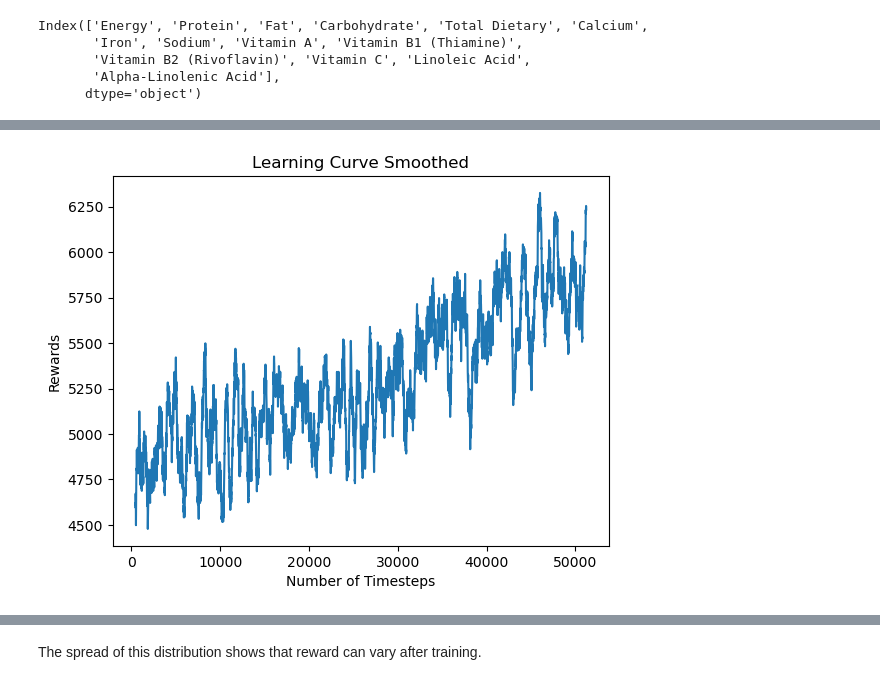
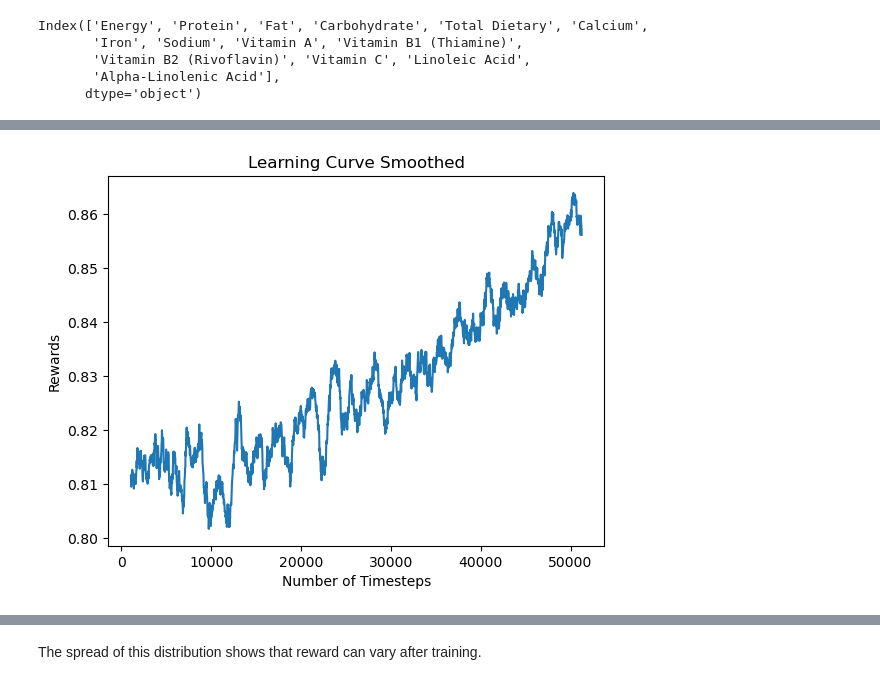
Before and after one commit to lurosenb/five_jelly_donuts, a Jupyter notebook: heuristic_ppo_agent.ipynb, the cells around one changed output, grey strips where cells are left out. Drawn from its saved outputs; the diff is of its cells as text; code cells hidden in the pictures.

```diff
--- a/heuristic_ppo_agent.ipynb
+++ b/heuristic_ppo_agent.ipynb
@@ -396,61 +396,29 @@ class MealPlanningEnv(gym.Env):
         })
 
     def _get_lowerbound_goal_nutrition(self):
-        # this is the dietkit guideline for a sequence of 19 meals:
-        # energy in [1260, 1540]
-        # protein >= 20
-        # fat in [15, 30]
-        # carbs in [55, 65]
-        # total dietary in [11, 20]
-        # calcium in [500, 2500]
-        # iron in [5, 40]
-        # sodium < 1600
-        # vitamin a in [230, 750]
-        # vitamin b1 thiamine > 0.4
-        # vitamine b2 riboflavine > 0.5
-        # vitamin c in [35, 510]
-        # linoleic acid in [4.6, 9.1]
-        # alpha-linolenic acid in [0.6, 1.17]
+        # # get minimum and maximum nutrition range from the sample of 500 "really good" dietkit diets
+        # # we'll set minimum to be 90% of observed minimum and maximum to be 110% of observed maximum
+        # # dividing by plan_length to get values for one meal
+        # sample_ingredients = load_ingredient(sample_language = 'eng')
+        # sample_menus = load_menu(ingredients = sample_ingredients, sample_language = 'eng')
+        # sample_diets = load_diet(menus = sample_menus, num_loads = 500, sample_language = 'eng', sample_name = 'ML')
+        # nutrition_range_df = pd.DataFrame([sample_diets.nutrition[i] for i in range(500)]).describe() / sample_diets.plan_length
+        # display(nutrition_range_df)
+        # nutrition_lower_bound = nutrition_range_df.loc['min', :] * 0.9
+        # print(f'>> Lower bound:\n>> {nutrition_lower_bound.values.round(3).tolist()}')
+        # nutrition_upper_bound = nutrition_range_df.loc['max', :] * 1.1
+        # print(f'>> Upper bound:\n>> {nutrition_upper_bound.values.round(3).tolist()}')
+        # # >> Lower bound:
+        # # >> [44.007, 1.828, 0.527, 6.922, 0.262, 9.591, 0.295, 48.556, 6.635, 0.028, 0.034, 0.63, 160.102, 17.41]
+        # # >> Upper bound:
+        # # >> [100.36, 4.721, 3.396, 15.128, 1.481, 64.853, 0.952, 166.827, 67.558, 0.168, 0.161, 10.887, 765.701, 215.002]
 
-        # set goal at min of each range
-        goal_nutrition_lowerbound = np.array([
-            1260,
-            20,
-            15,
-            55,
-            11,
-            500,
-            5,
-            1600 / 5,
-            230,
-            0.4,
-            0.5,
-            35,
-            4.6,
-            0.6
-        ])
-
-        return goal_nutrition_lowerbound * self.num_meals / 19
+        single_meal_lowerbound = np.array([44.007, 1.828, 0.527, 6.922, 0.262, 9.591, 0.295, 48.556, 6.635, 0.028, 0.034, 0.63, 160.102, 17.41])
+        return single_meal_lowerbound * self.num_meals
 
     def _get_upperbound_goal_nutrition(self):
-        goal_nutrition_upperbound = np.array([
-            1540,
-            20 * 5,
-            30,
-            65,
-            20,
-            2500,
-            40,
-            1600,
-            750,
-            0.4 * 10,
-            0.5 * 10,
-            510,
-            9.1,
-            1.17
-        ])
-
-        return goal_nutrition_upperbound * self.num_meals / 19
+        single_meal_upperbound = np.array([100.36, 4.721, 3.396, 15.128, 1.481, 64.853, 0.952, 166.827, 67.558, 0.168, 0.161, 10.887, 765.701, 215.002])
+        return single_meal_upperbound * self.num_meals
 
 
     def _calculate_current_nutrition(self):
@@ -481,8 +449,7 @@ class MealPlanningEnv(gym.Env):
 
         self.current_step += 1
 
-        reward_array = self._calculate_reward()
-        reward = reward_array.sum()
+        reward = self._calculate_reward()
 
         return self._next_observation(), reward, done, info
 
@@ -494,7 +461,7 @@ class MealPlanningEnv(gym.Env):
             print(f'Meal History: {self.possible_meals[self.meal_history.astype(int)]}')
             print(f'Category History: {self.unique_meal_categories[self.category_history.astype(int)]}')
             print(f'Current Nutrition % of Goal: {(np.divide(self._calculate_current_nutrition(), self.lower_goal_nutrition).round(1) * 100).astype(int)}')
-            print(f'Reward: {self._calculate_reward()} --> {self._calculate_reward().sum()}')
+            print(f'Reward: {self._calculate_reward()}')
         else:
             pass
 
@@ -552,13 +519,12 @@ class MealPlanningEnv(gym.Env):
         overall_entropy_fraction = 1 - overall_entropy / max_overall_entropy
 
         # overall reward linear combo of nutrition and composition
-        coef_nutrition_lower = 0
-        coef_nutrition_upper = 0
+        coef_nutrition_lower = 1
+        coef_nutrition_upper = -1
         coef_sequence_entropy = 0
         coef_repetitions = 0
         coef_overall_entropy = 0
         reward_array = np.array([
-            current_nutrition.sum(),
             coef_nutrition_lower * lower_nutrition_score,
             coef_nutrition_upper * upper_nutrition_penalty,
             coef_sequence_entropy * mean_sequence_entropy_fraction,
@@ -566,12 +532,12 @@ class MealPlanningEnv(gym.Env):
             coef_overall_entropy * overall_entropy_fraction
         ]) / self.num_meals
 
-        return reward_array
+        return reward_array.sum()
 
 
 # downsample meals to size num_possible_meals
-# num_possible_meals = len(original_meal_dict.keys())
-num_possible_meals = 100
+num_possible_meals = len(original_meal_dict.keys())
+# num_possible_meals = 100
 keys_to_keep = np.random.choice(list(original_meal_dict.keys())[:-1], size=num_possible_meals - 1, replace=False).tolist() + ['empty']
 meal_dict = {}
 for key in keys_to_keep:
@@ -581,7 +547,11 @@ possible_meals = np.array(list(meal_dict.keys()))
 meal_categories = np.array([meal.category if isinstance(meal.category, str) else meal.category[0] for meal in meal_dict.values()])
 nutrition_data = pd.DataFrame([meal.nutrition for meal in meal_dict.values()], index=possible_meals)
 
-num_meals = 9
+# keep only energy, proten, fat, carbs
+# columns_to_keep = ['Energy', 'Protein', 'Fat']
+# nutrition_data = nutrition_data[columns_to_keep]
+
+num_meals = 21
 env = MealPlanningEnv(
   possible_meals=possible_meals,
   meal_categories=meal_categories,
@@ -637,4 +607,4 @@ Reward: [757.21859404   0.           0.           0.           0.
-[figure, old version]
+[figure, new version]
 # %%
 n_eval_episodes = 100
 reward_means, reward_stds = evaluate_policy(model=model, env=env, n_eval_episodes=n_eval_episodes, render=False, return_episode_rewards=True, deterministic=False)
```
Also changed, not shown: parts of 14 cells of this notebook, 1 other file.
